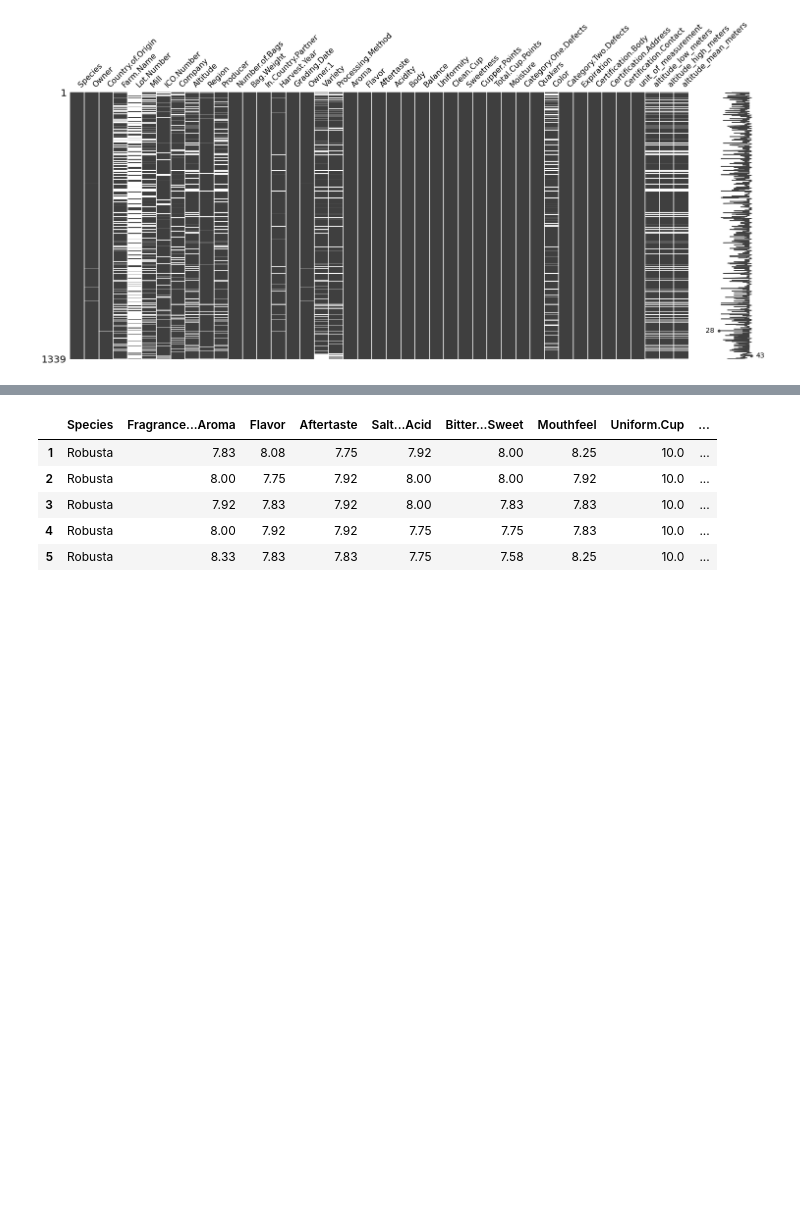
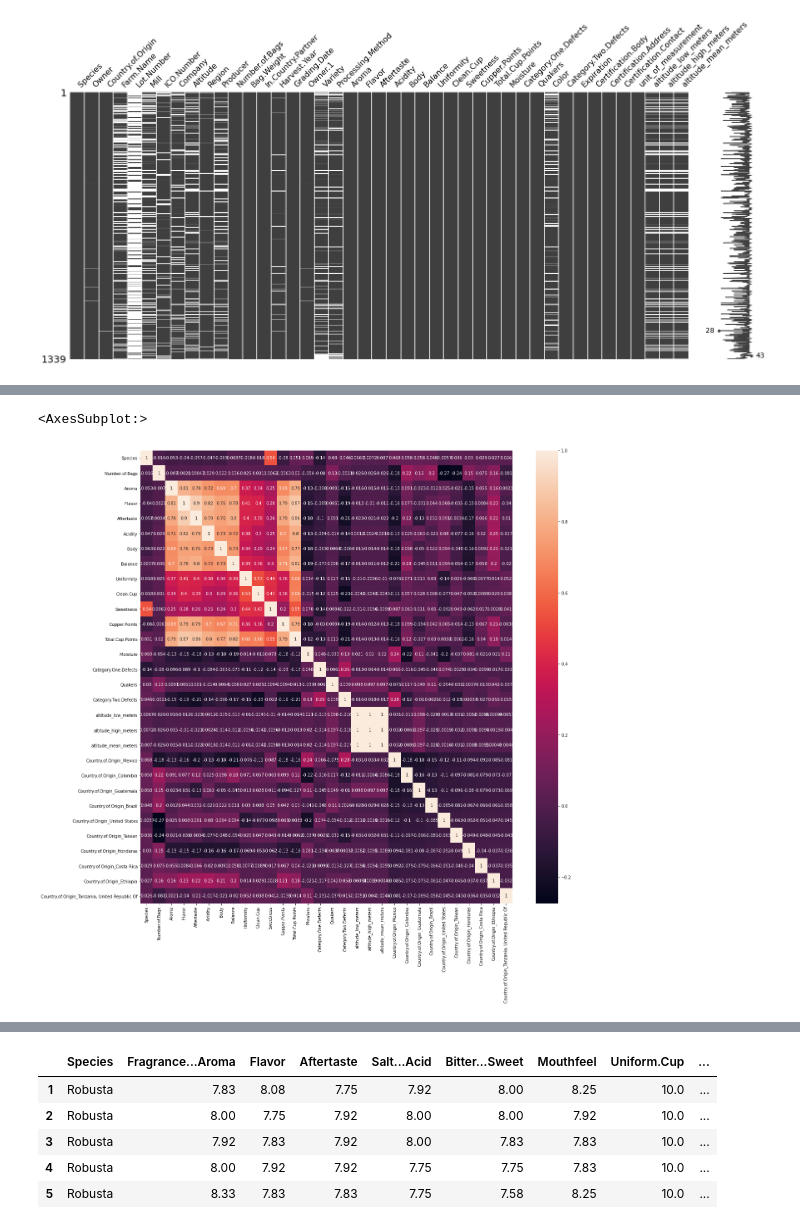
Before and after one commit to UjwalKavalipati/Coffee-Classification-Challenge, a Jupyter notebook: Coffee Classification-Copy1.ipynb, the cells around one changed output, grey strips where cells are left out. Cells and saved outputs as stored; diff of their text form; code cells hidden in the pictures; blank space fills up the shorter version.

```diff
--- a/Coffee Classification-Copy1.ipynb
+++ b/Coffee Classification-Copy1.ipynb
@@ -110,0 +250,9 @@ df.isnull().sum()
+# %%
+#Encode arabica as 1 and robusta as 0 for the species column to make it machine ready
+df['Species'].replace({'Arabica':1,'Robusta':0},inplace=True)
+# %%
+#Let's clean the dataframe by removing columns as discussed above
+df.drop(['Lot.Number','Expiration','Certification.Body',
+         'ICO.Number','Altitude','In.Country.Partner',
+         'Harvest.Year','Grading.Date','Mill','Bag.Weight',
+         'Certification.Address','Certification.Contact'],axis=1,inplace=True)
@@ -110,0 +530,8 @@ df.isnull().sum()
+# %%
+corr=df.iloc[:,:].corr()
+top_features=corr.index
+plt.figure(figsize=(20,20))
+sns.heatmap(df[top_features].corr(),annot=True)
+# %% [output]
+<AxesSubplot:>
+[figure, added]
```
Also changed, not shown: parts of 37 cells of this notebook, 2 other files.
